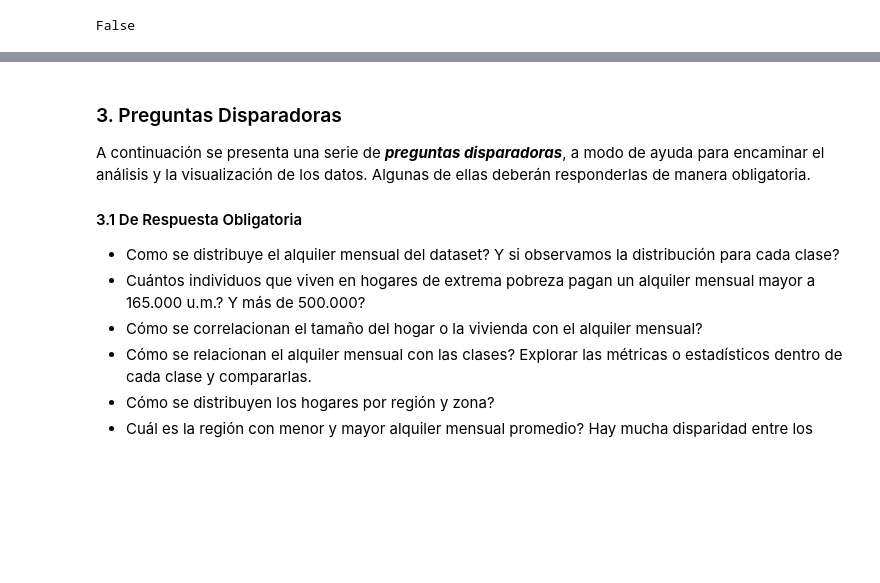
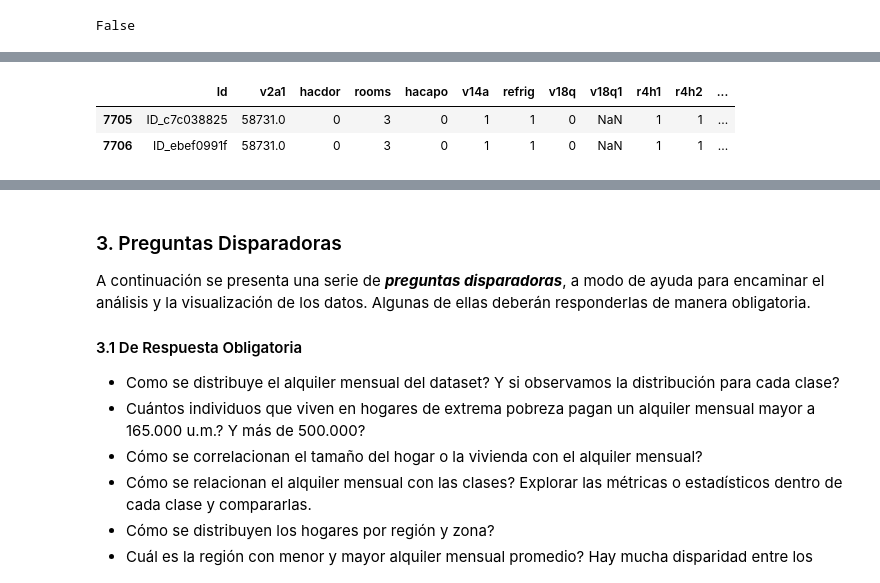
Before and after one commit to bomba1990/DiploDatos2019, a Jupyter notebook: ProyectoPobrezaCostaRica/1- Pobreza en Costa Rica - Análisis y Visualización.ipynb, the cells around one changed output, grey strips where cells are left out. Saved outputs shown, nothing was run; the diff lists cells and outputs as text; code cells hidden in the pictures; blank space fills up the shorter version.

```diff
--- a/ProyectoPobrezaCostaRica/1- Pobreza en Costa Rica - Análisis y Visualización.ipynb
+++ b/ProyectoPobrezaCostaRica/1- Pobreza en Costa Rica - Análisis y Visualización.ipynb
@@ -286,0 +308,8 @@ Length: 2988, dtype: int64
+# %%
+_ds[ _ds["idhogar"] == "03c6bdf85"]
+#"03c6bdf85" in hogares[hogares != 1]]
+#_ds[ _ds["idhogar"].isin( hogares[hogares != 1])]
+# %% [output]
+|  | Id | v2a1 | hacdor | rooms | hacapo | v14a | refrig | v18q | v18q1 | r4h1 | r4h2 | ... |
+| 7705 | ID_c7c038825 | 58731.0 | 0 | 3 | 0 | 1 | 1 | 0 | NaN | 1 | 1 | ... |
+| 7706 | ID_ebef0991f | 58731.0 | 0 | 3 | 0 | 1 | 1 | 0 | NaN | 1 | 1 | ... |
```
Also changed, not shown: parts of 4 cells of this notebook.
